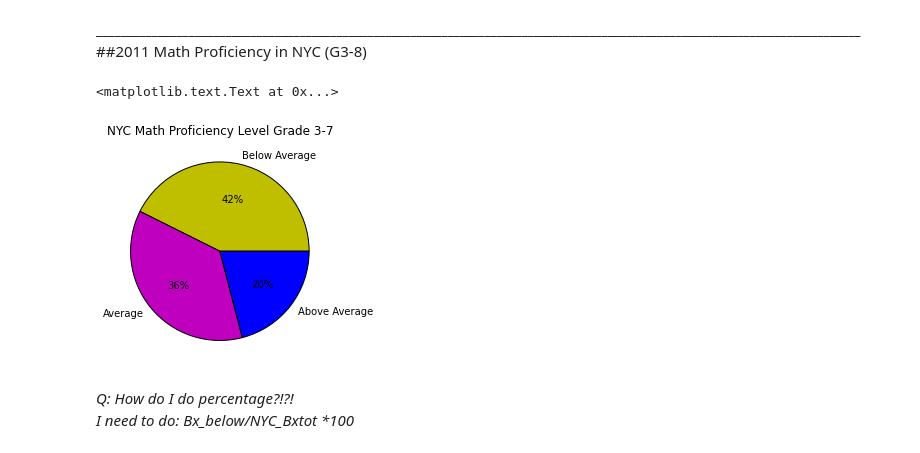
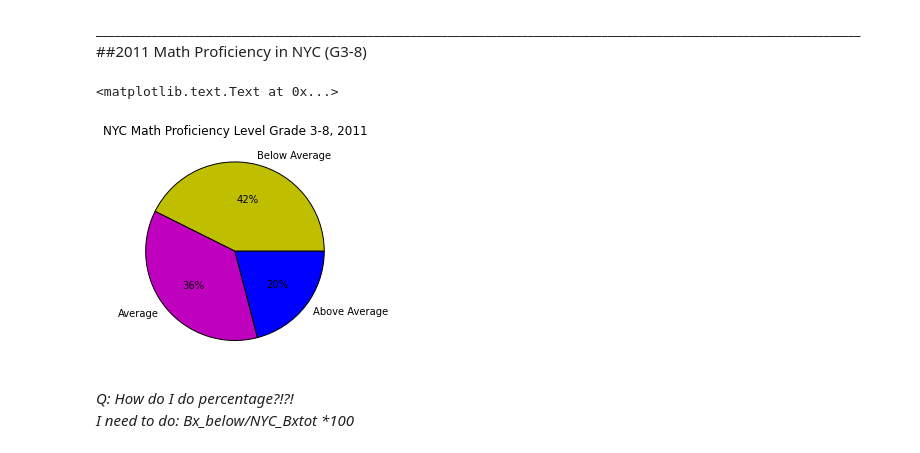
Before and after one commit to datadave/GADS9-NYC-Spring2014-Students, a Jupyter notebook: lab_submissions/Project 1/AJahan/Project1_NYC_Math_06_11.ipynb, the cells around one changed output. Cells and saved outputs as stored; diff of their text form; code cells hidden in the pictures.

```diff
--- a/lab_submissions/Project 1/AJahan/Project1_NYC_Math_06_11.ipynb
+++ b/lab_submissions/Project 1/AJahan/Project1_NYC_Math_06_11.ipynb
@@ -334,13 +334,13 @@ _Q: But how do I fix the years... can I modify the tick names??_
 # %%
 PIE1 = [181594, 155133, 89191]
 # NYC_Avg, NYC_Above]
 labelsP = ('Below Average', 'Average', 'Above Average')
 plt.subplot(aspect=True)
-plt.pie(PIE, labels=labelsP, colors = ('y', 'm', 'b'),autopct='%i%%')
+plt.pie(PIE1, labels=labelsP, colors = ('y', 'm', 'b'),autopct='%i%%')
 plt.title("NYC Math Proficiency Level Grade 3-8, 2011")
 # %% [output]
 <matplotlib.text.Text at 0x...>
-[figure, old version]
+[figure, new version]
 # %% [markdown]
 _Q: How do I do percentage?!?!_
 _I need to do: Bx_below/NYC_Bxtot *100_
```
Also changed, not shown: parts of 2 cells of this notebook.
